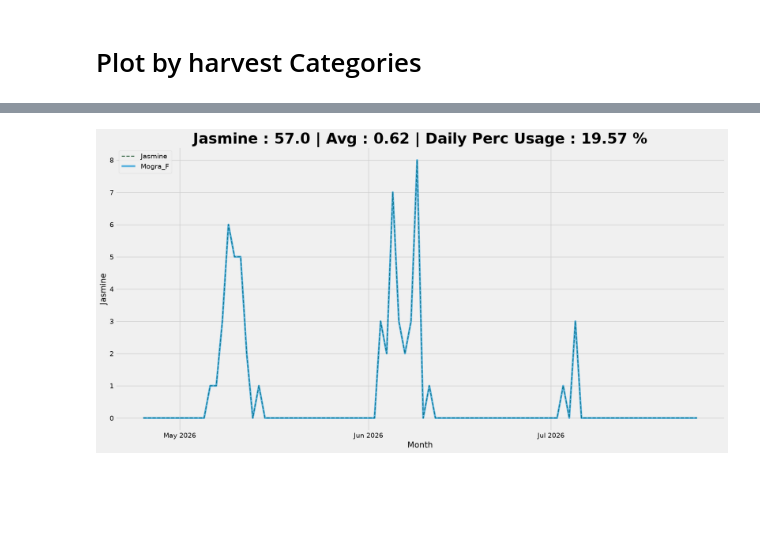
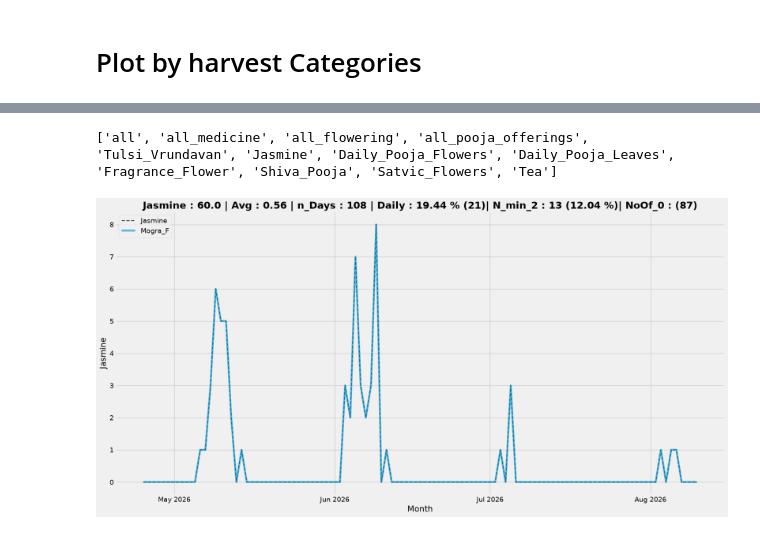
Before and after one commit to leomcp/Garden_Mgmt, a Jupyter notebook: nb/main.ipynb, the cells around one changed output, grey strips where cells are left out. Cells and saved outputs as stored; diff of their text form; code cells hidden in the pictures; blank space fills up the shorter version.

```diff
--- a/nb/main.ipynb
+++ b/nb/main.ipynb
@@ -88,7 +104,7 @@ plot_harvest(colname, total = False )
 # %% [markdown]
 # Plot by harvest Categories
 # %%
-def plot_by_Cat(cat, show_total, show_cat, show_sub_cat):
+def plot_by_Cat(cat, show_total, show_cat, show_sub_cat, n_min = 5):
     # cat = "Tulsi_Vrundavan"
     # show_total = True
     try:
@@ -133,7 +149,12 @@ def plot_by_Cat(cat, show_total, show_cat, show_sub_cat):
         _all_sum = cat_df["Total_x"].sum(axis = 0)
         _all_avg = round(_all_sum/ cat_df.shape[0], 2)
         _daily_perc_usage = round(len(cat_df[cat_df["Total_x"] > 0]) * 100 / len(cat_df), 2)
-        plt.title(f"{cat} : {_all_sum} | Avg : {_all_avg} | Daily Perc Usage : {_daily_perc_usage} %", fontsize = 30, fontweight = "bold")
+        _n_of_zero_days = len(cat_df[cat_df["Total_x"] == 0])
+        _n_days = len(cat_df)
+        _n_used_days = _n_days - _n_of_zero_days
+        n_min_x = round(len(cat_df[cat_df["Total_x"] >= n_min]))
+        n_min_x_perc = round((n_min_x * 100)/ _n_days, 2)
+        plt.title(f"{cat} : {_all_sum} | Avg : {_all_avg} | n_Days : {_n_days} | Daily : {_daily_perc_usage} % ({_n_used_days})| N_min_{n_min} : {n_min_x} ({n_min_x_perc} %)| NoOf_0 : ({_n_of_zero_days})", fontsize = 20, fontweight = "bold")
 
 
         plt.legend(loc = 'upper left')
@@ -144,15 +176,64 @@ def plot_by_Cat(cat, show_total, show_cat, show_sub_cat):
 # %%
 harvest_category_map = {
     "all" : [],
+    "all_medicine" : [],
+    "all_flowering" : [],
+    "all_pooja_offerings": [],
     "Tulsi_Vrundavan" : ["Tulsi_Krishna_L", "Tulsi_Rama_L", "Tulsi_Sabja_L", "Tulsi_Sabja_F", "Tulsi_Kapoor_L"],
     "Jasmine" : ["Mogra_F", "Jai_F", "Jui_F", "Kunda_F"],
     "Daily_Pooja_Flowers" : ["Hibiscus_F", "Gokarna_F", "Double_Tagar_F"],
     "Daily_Pooja_Leaves" : ["Tulsi_Krishna_L", "Tulsi_Rama_L", "Tulsi_Sabja_L", "Tulsi_Sabja_F", "Tulsi_Kapoor_L", "Bael_L"],
     "Fragrance_Flower" : ["Double_Tagar_F", "Sonchafa_F", "Bakul_F", "Mogra_F", "Jai_F", "Jui_F", "Parijatak_F", "Tulsi_Sabja_F", "Gandharaja_F", "Rose_F"],
     "Shiva_Pooja" : ["Rui_L", "Rui_F", "Bael_L", "Dhatura_F", "Dhatura_F2"],
-    "Satvic_Flowers" : ["Mogra_F", "Jai_F", "Jui_F", "Kunda_F", "Gokarna_F", "Double_Tagar", "Bakul_F", "Parijatak_F", "Gandharaja_F", "Rui_F", "Dhatura_F"]
+    "Satvic_Flowers" : ["Mogra_F", "Jai_F", "Jui_F", "Kunda_F", "Gokarna_F", "Double_Tagar_F", "Bakul_F", "Parijatak_F", "Gandharaja_F", "Rui_F", "Dhatura_F"],
+    "Tea" : ["Jui_L", "Lemon_Grass_L"],
 }
+
+def _upd_all():
+
+    for col in main_df.columns:
+        if col != total_col_name and col != date_col_name: harvest_category_map['all'].append(col)
+
+def _upd_all_flowers():
+    for col in main_df.columns:
+        if col[-1] == "F" and col != date_col_name and col != total_col_name: harvest_category_map["all_flowering"].append(col)
+
+def _upd_all_medicine():
+
+    subtract_cols = [total_col_name, date_col_name]
+    subtract_cols += harvest_category_map["all_flowering"]
+    subtract_cols = set(subtract_cols)
+
+    for col in main_df.columns:
+        if col not in subtract_cols: harvest_category_map["all_medicine"].append(col)
+
+def _upd_all_pooja_offerings():
+    all_pooja_offerings = set()
+    for col in harvest_category_map["all_flowering"]:
+        all_pooja_offerings.add(col)
+    for col in harvest_category_map["Tulsi_Vrundavan"]:
+        all_pooja_offerings.add(col)
+    for col in harvest_category_map["Shiva_Pooja"]:
+        all_pooja_offerings.add(col)
+
+    harvest_category_map["all_pooja_offerings"] = list(all_pooja_offerings)
+
+
+
+
+def _helper():
+    _upd_all()
+    _upd_all_flowers()
+    _upd_all_medicine()
+    _upd_all_pooja_offerings()
+
+_helper()
+
+print(list(harvest_category_map.keys()))
+# print(harvest_category_map)
+# %% [output]
+['all', 'all_medicine', 'all_flowering', 'all_pooja_offerings', 'Tulsi_Vrundavan', 'Jasmine', 'Daily_Pooja_Flowers', 'Daily_Pooja_Leaves', 'Fragrance_Flower', 'Shiva_Pooja', 'Satvic_Flowers', 'Tea']
 # %%
-plot_by_Cat("Jasmine", show_total = False, show_cat = True, show_sub_cat = True)
+plot_by_Cat("Jasmine", show_total = False, show_cat = True, show_sub_cat = True, n_min = 2)
 # %% [output]
-[figure, old version]
+[figure, new version]
```
Also changed, not shown: parts of 9 cells of this notebook, 2 other files.
